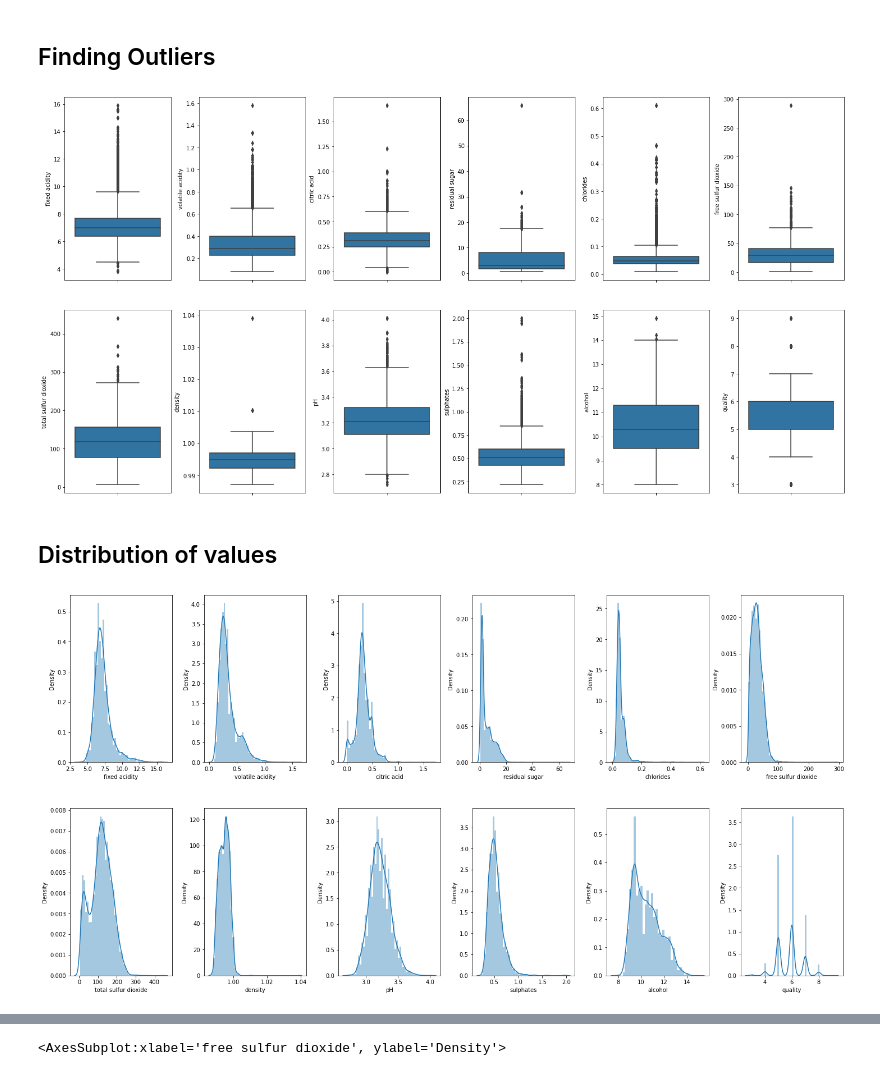
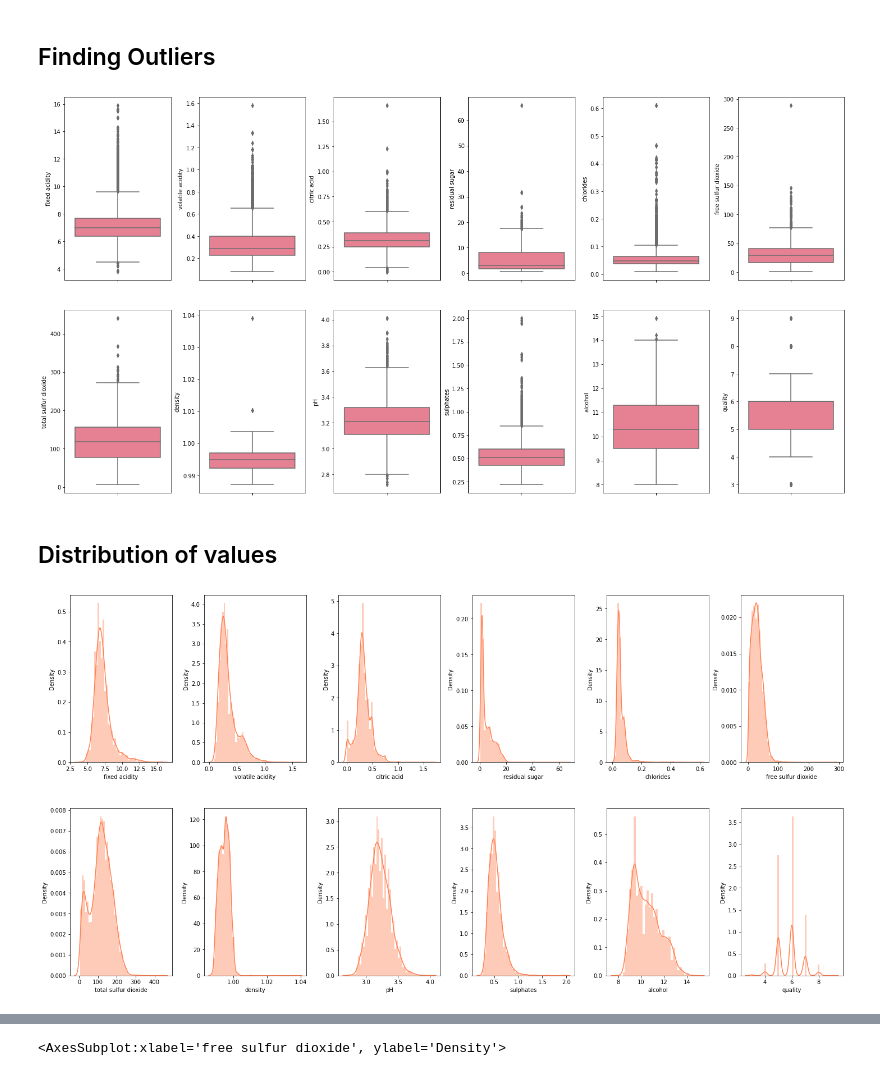
Before and after one commit to Prateeek73/WineQualityAnalysis, a Jupyter notebook: Wine Quality Analysis.ipynb, the cells around one changed output, grey strips where cells are left out. Saved outputs shown, nothing was run; the diff lists cells and outputs as text; code cells hidden in the pictures.

```diff
--- a/Wine Quality Analysis.ipynb
+++ b/Wine Quality Analysis.ipynb
@@ -231,22 +237,22 @@ index = 0
 ax = ax.flatten()
 for col, value in df.items():
     if col != 'type':
-        sns.boxplot(y=col, data=df, ax=ax[index])
+        sns.boxplot(y=col, data=df, ax=ax[index], palette="husl")
         index += 1
 plt.tight_layout(pad=0.5, w_pad=0.7, h_pad=5.0)
 # %% [output]
-[figure, old version]
+[figure, new version]
 # %% [markdown]
 ## Distribution of values
 # %%
 # create dist plot
 fig, ax = plt.subplots(ncols=6, nrows=2, figsize=(20,10))
 index = 0
 ax = ax.flatten()
 for col, value in df.items():
     if col != 'type':
-        sns.distplot(value, ax=ax[index])
+        sns.distplot(value, ax=ax[index], hist=True, color="coral")
         index += 1
 plt.tight_layout(pad=0.5, w_pad=0.7, h_pad=5.0)
 # %% [output]
-[figure, old version]
+[figure, new version]
```
Also changed, not shown: parts of 66 cells of this notebook.
